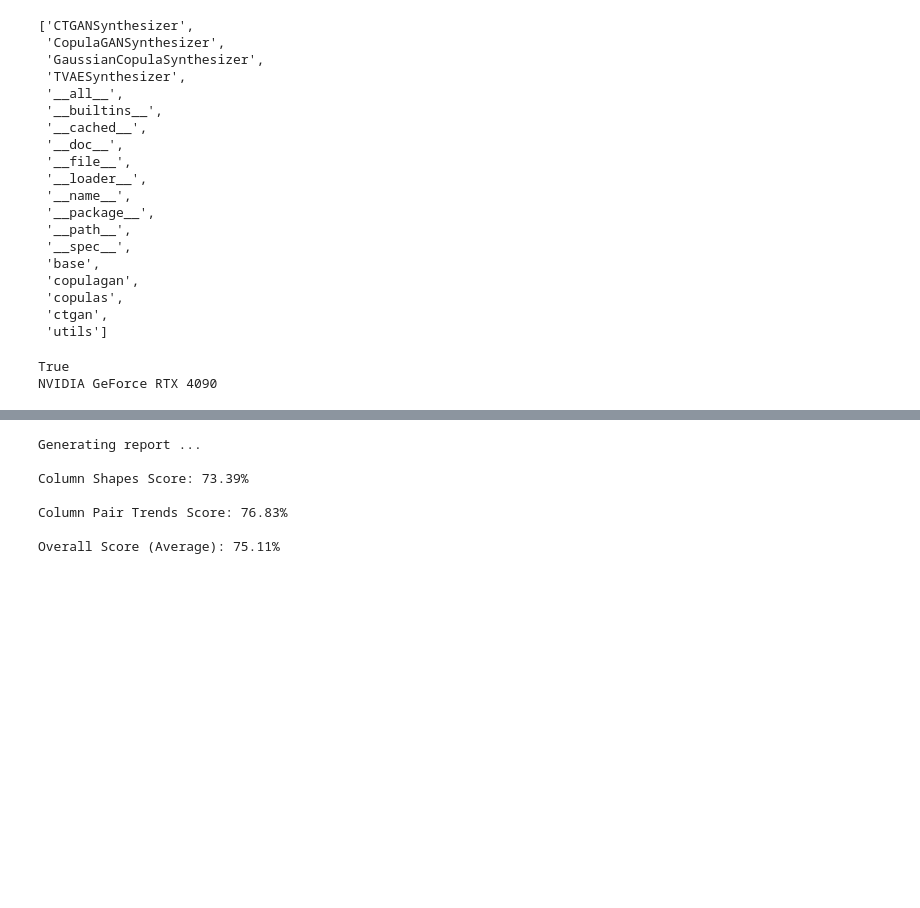
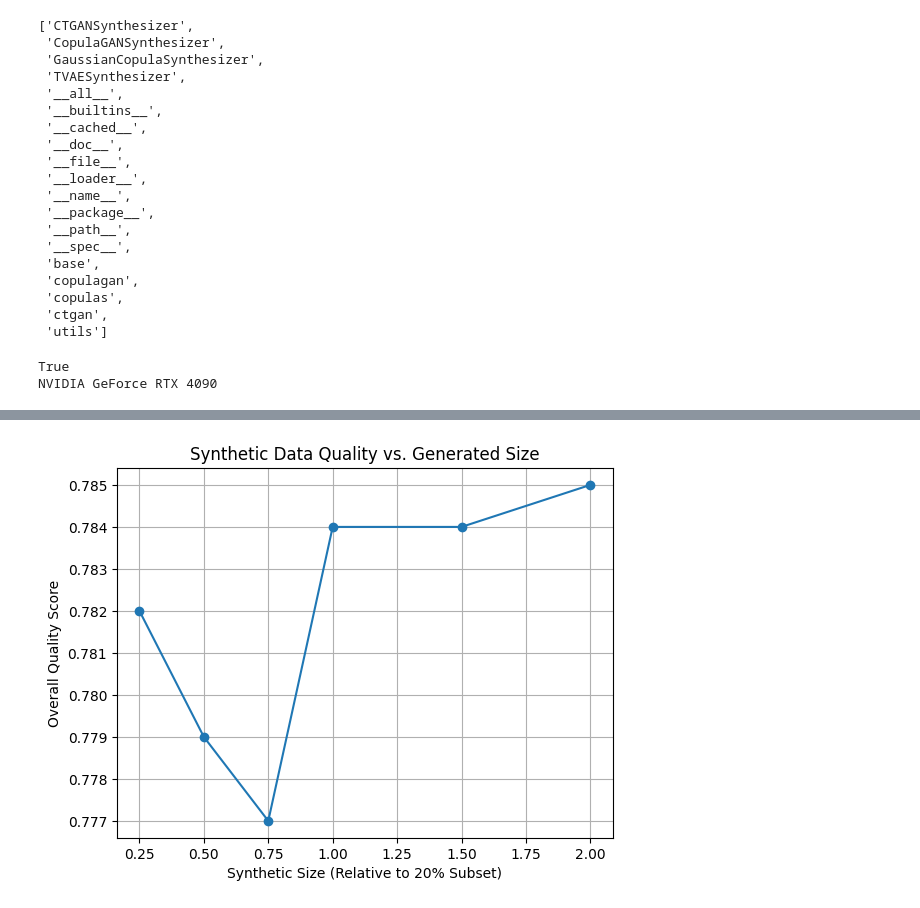
Before and after one commit to Nakul-Rajpal/IoT23-Anomaly-Detection, a Jupyter notebook: data_generation.ipynb, the cells around one changed output, grey strips where cells are left out. Drawn from its saved outputs; the diff is of its cells as text; code cells hidden in the pictures; blank space fills up the shorter version.

```diff
--- a/data_generation.ipynb
+++ b/data_generation.ipynb
@@ -116,15 +105,14 @@ fig.show()
-# %%
-from sdv.evaluation.single_table import evaluate_quality
-
-quality_report = evaluate_quality(
-    data,
-    synthetic_data,
-    metadata)
-# %% [output]
-Generating report ...
-
-Column Shapes Score: 73.39%
-
-Column Pair Trends Score: 76.83%
-
-Overall Score (Average): 75.11%
+# %%
+import matplotlib.pyplot as plt
+
+sizes = [0.25, 0.5, 0.75, 1.0, 1.5, 2.0]
+scores = [0.782, 0.779, 0.777, 0.784, 0.784, 0.785]
+
+plt.plot(sizes, scores, marker='o')
+plt.xlabel("Synthetic Size (Relative to 20% Subset)")
+plt.ylabel("Overall Quality Score")
+plt.title("Synthetic Data Quality vs. Generated Size")
+plt.grid(True)
+plt.show()
+# %% [output]
+[figure, added]
```
Also changed, not shown: parts of 4 cells of this notebook, 10 other files.
